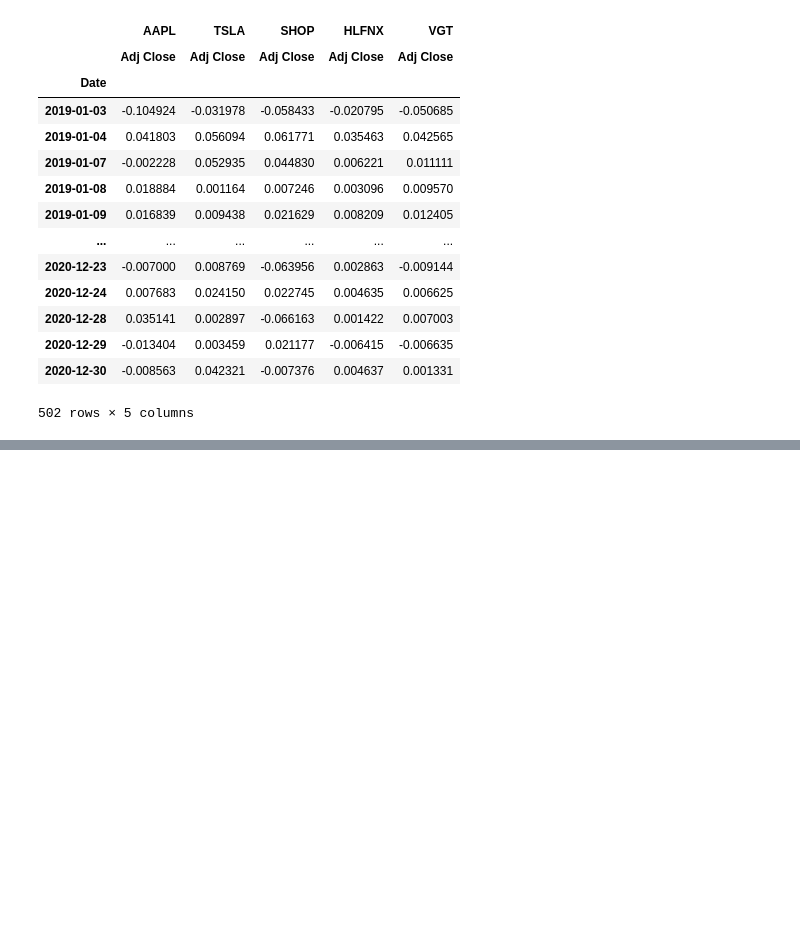
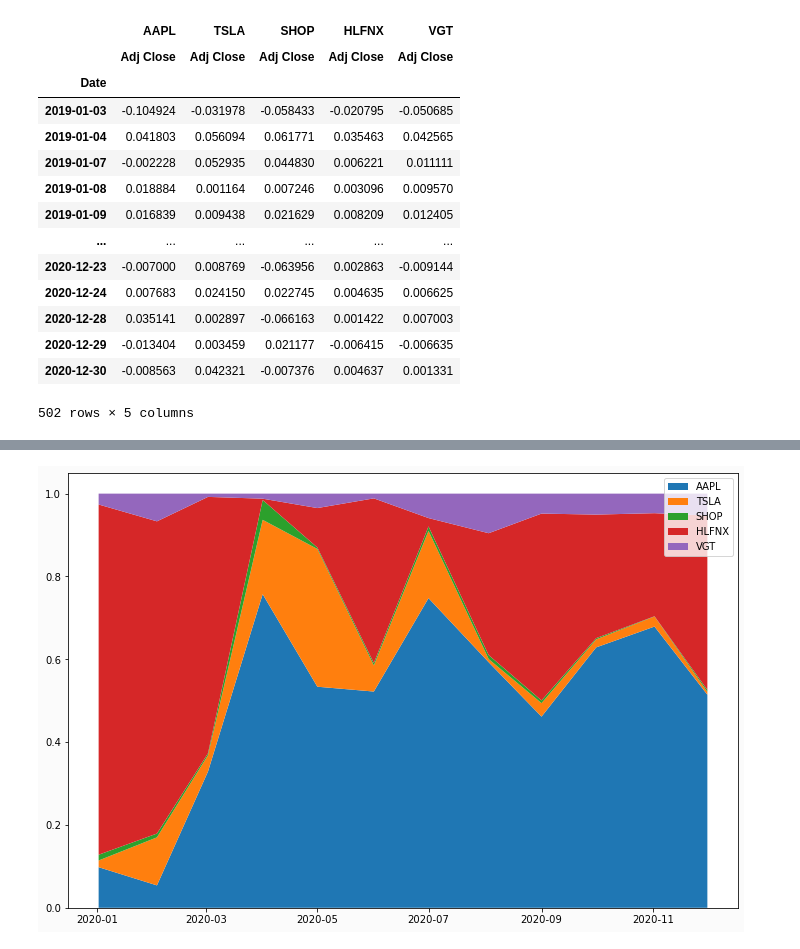
Before and after one commit to punnc/deepdow_poc, a Jupyter notebook: port_opt_poc.ipynb, the cells around one changed output, grey strips where cells are left out. Cells and saved outputs as stored; diff of their text form; code cells hidden in the pictures; blank space fills up the shorter version.

```diff
--- a/port_opt_poc.ipynb
+++ b/port_opt_poc.ipynb
@@ -403,0 +464,12 @@ plt.show()
+# %%
+background_color = '#fbfbfb'
+fig = plt.figure(figsize=(12, 8), facecolor=background_color)
+stack_list = []
+for asset in ASSETS:
+    stack_list.append(bl_weights_df[asset])
+
+plt.stackplot(bl_weights_df.index, stack_list, labels=ASSETS)
+plt.legend(loc='upper right')
+plt.show()
+# %% [output]
+[figure, added]
```
Also changed, not shown: parts of 7 cells of this notebook.
